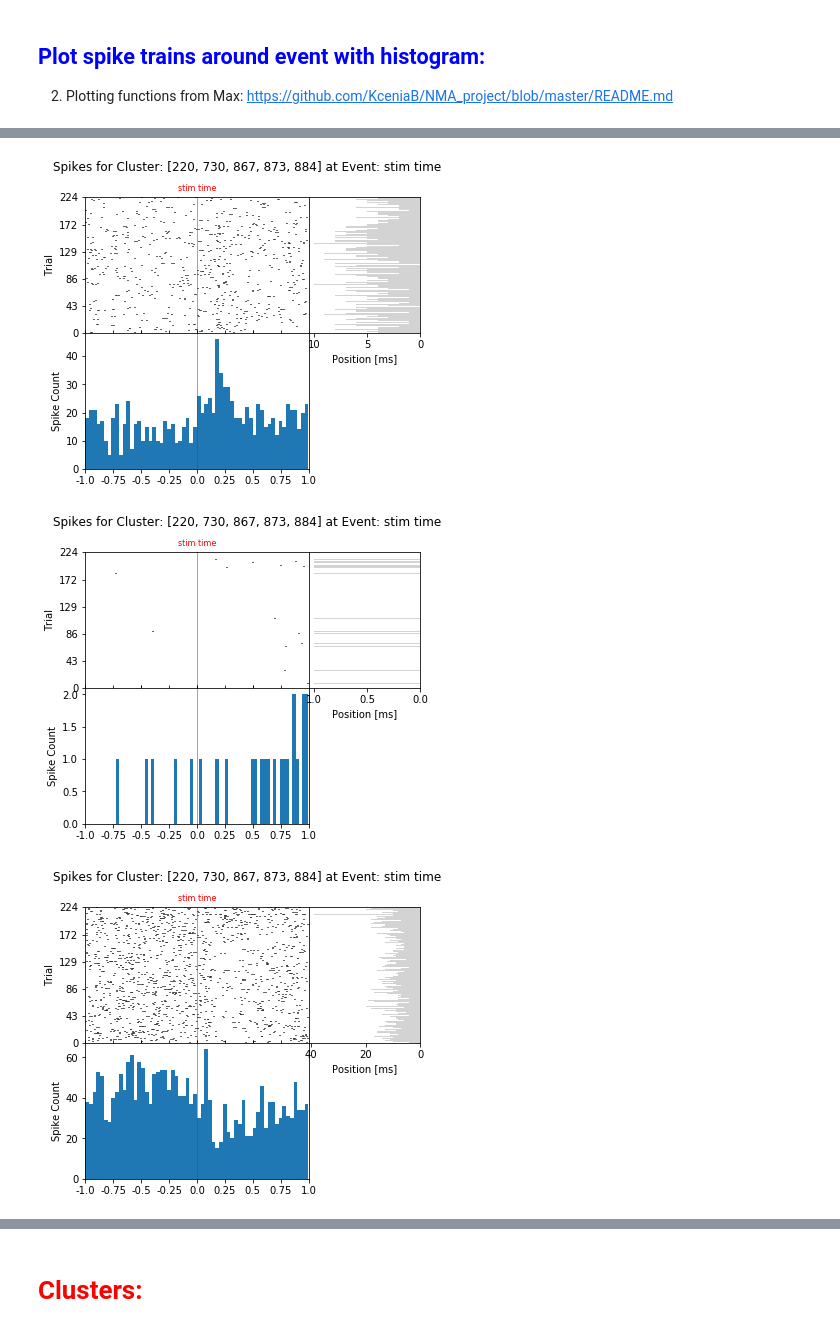
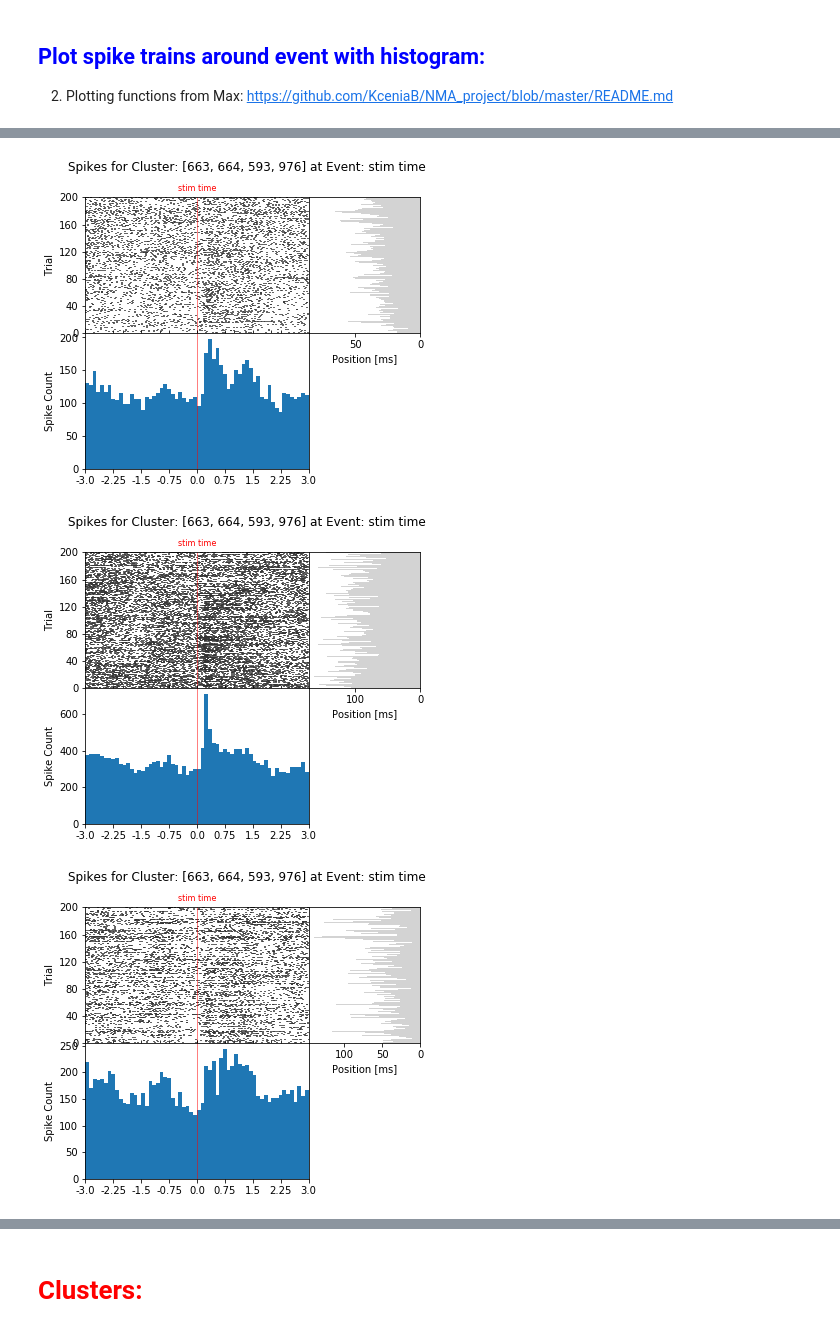
Before and after one commit to KceniaB/NMA_project, a Jupyter notebook: kce/kce_project.ipynb, the cells around one changed output, grey strips where cells are left out. Drawn from its saved outputs; the diff is of its cells as text; code cells hidden in the pictures.

```diff
--- a/kce/kce_project.ipynb
+++ b/kce/kce_project.ipynb
@@ -177,9 +188,12 @@ fig, (ax1, ax2, ax3) = session_eda.plt_spike_train_hist_bar(cluster, event, wind
 # 2) Plotting functions from Max:
 # https://github.com/KceniaB/NMA_project/blob/master/README.md
 title = None
-cluster = [220, 730, 867, 873, 884]
+#cluster = [220, 730, 867, 873, 884]
+cluster = [663, 664, 593, 976] #visual primary cortx
+#cluster = [264, 271, 273]
+
 event = 'stim time' #select the event to be time = 0 and plot the spikes around it
-window = 1 #from -1 to 1 seconds if window = 1
+window = 3 #from -1 to 1 seconds if window = 1
 
 for i in range(len(cluster)):
     trials_select_df =  session['trials_df'].loc[session['trials_df']['included']==True, 'stim time']
@@ -191,3 +205,3 @@ plt.show()
-[figure, old version]
+[figure, new version]
-[figure, old version]
+[figure, new version]
-[figure, old version]
+[figure, new version]
```
Also changed, not shown: parts of 45 cells of this notebook, 6 other files.
